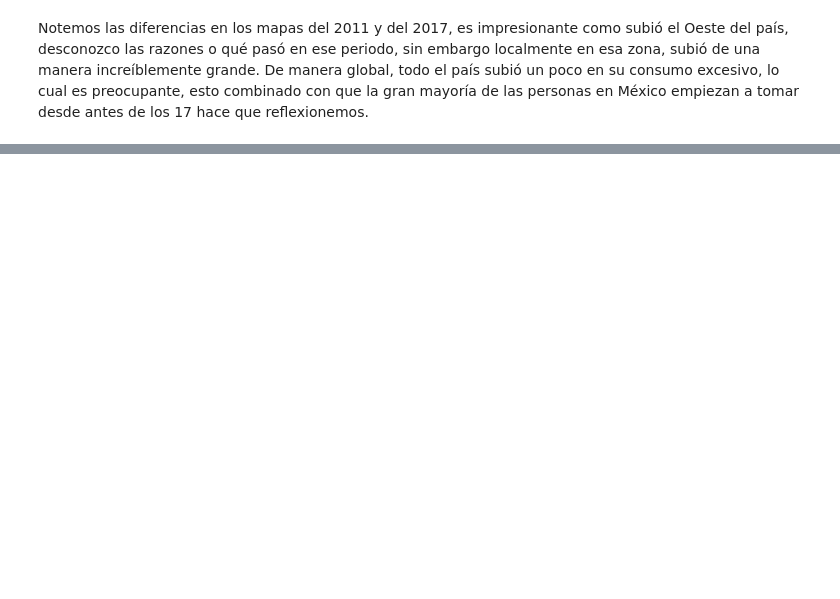
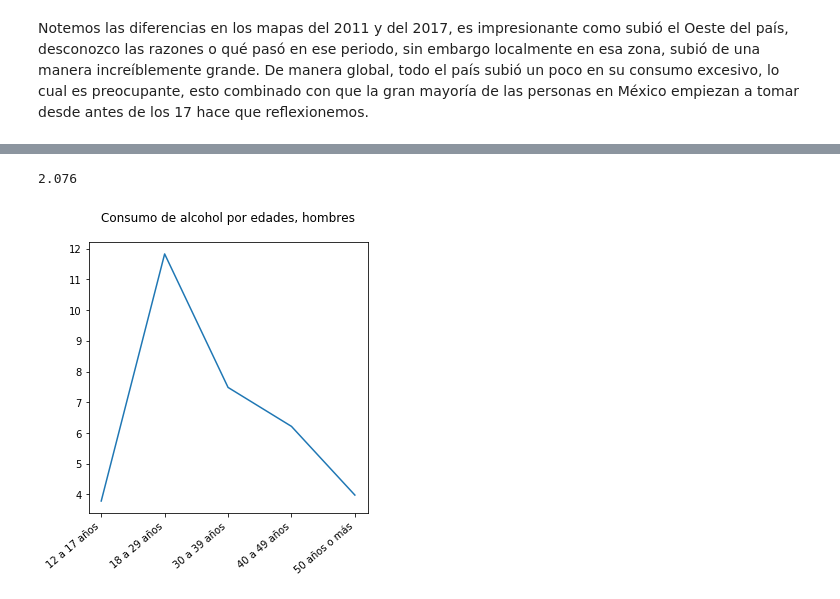
Before and after one commit to DCIDA2019/da2020-BubuDavid, a Jupyter notebook: MiniProject/MiniProject.ipynb, the cells around one changed output, grey strips where cells are left out. Cells and saved outputs as stored; diff of their text form; code cells hidden in the pictures; blank space fills up the shorter version.

```diff
--- a/MiniProject/MiniProject.ipynb
+++ b/MiniProject/MiniProject.ipynb
@@ -297,0 +344,12 @@ Notemos las diferencias en los mapas del 2011 y del 2017, es impresionante como
+# %%
+# Tabla de litros de alcohol percápita por rango de edades
+xls = pd.ExcelFile('./data/ENCODAT_ALCOHOL_2016_2017.xlsx')
+df3 = pd.read_excel(xls, 'Table 41', header=1, usecols=list(range(7)))
+alcoholData = []
+for column in df3:
+    alcoholData.append(list(df3[column]))
+alcoholData = np.array(alcoholData).T
+multi = [("Sexo"),("12 a 17 años"),("18 a 29 años"), ("30 a 39 años"),("40 a 49 años"), ("50 años o más"), ("Total")]
+df3 = pd.DataFrame(alcoholData, columns=multi)
+df3 = df3.set_index("Sexo")
+df3
@@ -297,0 +362,19 @@ Notemos las diferencias en los mapas del 2011 y del 2017, es impresionante como
+# %%
+hombres = [float(element) for element in df3.loc["Hombres"]]
+mujeres = [float(element) for element in df3.loc["Mujeres"]]
+hombres.pop()
+mujeres.pop()
+# %% [output]
+2.076
+# %%
+fig, ax = plt.subplots(figsize = (5,5))
+
+ax.plot(df3.columns[:-1], hombres)
+plt.title("Consumo de alcohol por edades, hombres", pad=20)
+#ax.legend()
+plt.setp(ax.get_xticklabels(), rotation=40, ha="right")
+plt.savefig("./Graphs/ConsumoHombres")
+ax.plot()
+d = 1
+# %% [output]
+[figure, added]
```
Also changed, not shown: parts of 23 cells of this notebook, 16 other files.
